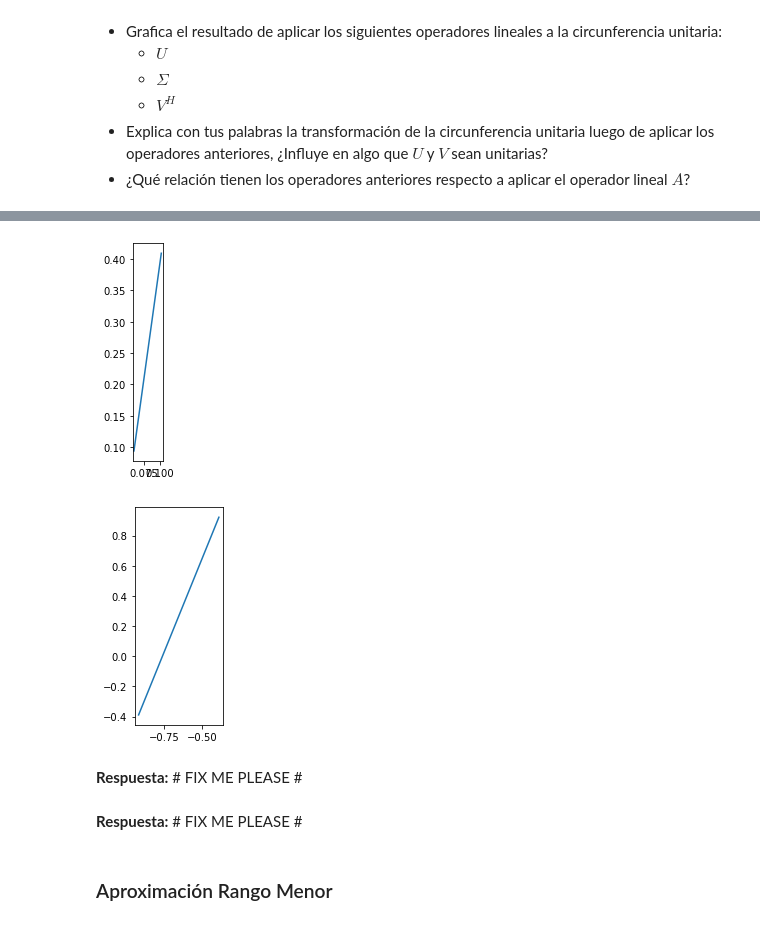
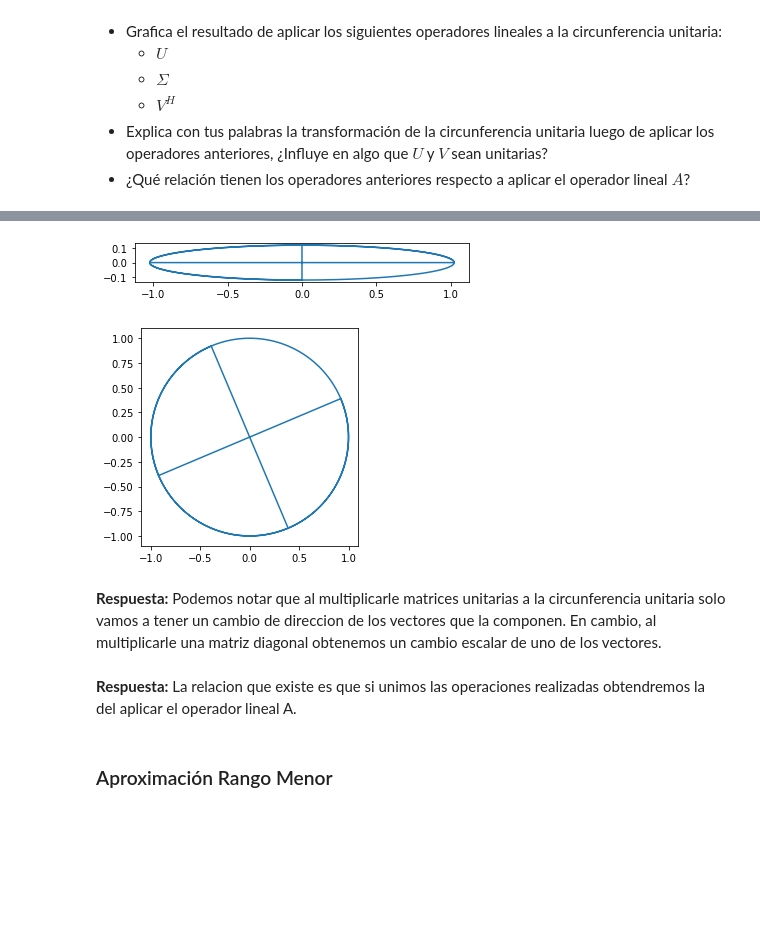
Before and after one commit to Macarena-Rojas/mat281_portfolio, a Jupyter notebook: homeworks/hwk01.ipynb, the cells around one changed output, grey strips where cells are left out. Saved outputs shown, nothing was run; the diff lists cells and outputs as text; code cells hidden in the pictures; blank space fills up the shorter version.

```diff
--- a/homeworks/hwk01.ipynb
+++ b/homeworks/hwk01.ipynb
@@ -110,15 +115,15 @@ show_circle(A  @ u)
-# %%
-show_circle(s * A)# FIX ME PLEASE #
-# %% [output]
-[figure, removed]
+# %%
+show_circle(np.diag(s) @ circle)
+# %% [output]
+[figure, added]
 # %%
-show_circle(vh)# FIX ME PLEASE #)
+show_circle(vh @ circle)
 # %% [output]
-[figure, old version]
+[figure, new version]
-# %% [markdown]
-__Respuesta:__ # FIX ME PLEASE #
-# %% [markdown]
-__Respuesta:__ # FIX ME PLEASE #
+# %% [markdown]
+__Respuesta:__ Podemos notar que al multiplicarle matrices unitarias a la circunferencia unitaria solo vamos a tener un cambio de direccion de los vectores que la componen. En cambio, al multiplicarle una matriz diagonal obtenemos un cambio escalar de uno de los vectores.
+# %% [markdown]
+__Respuesta:__ La relacion que existe es que si unimos las operaciones realizadas obtendremos la del aplicar el operador lineal A.
 # %% [markdown]
 ### Aproximación Rango Menor
 # %% [markdown]
```
Also changed, not shown: parts of 48 cells of this notebook, 17 other files.
